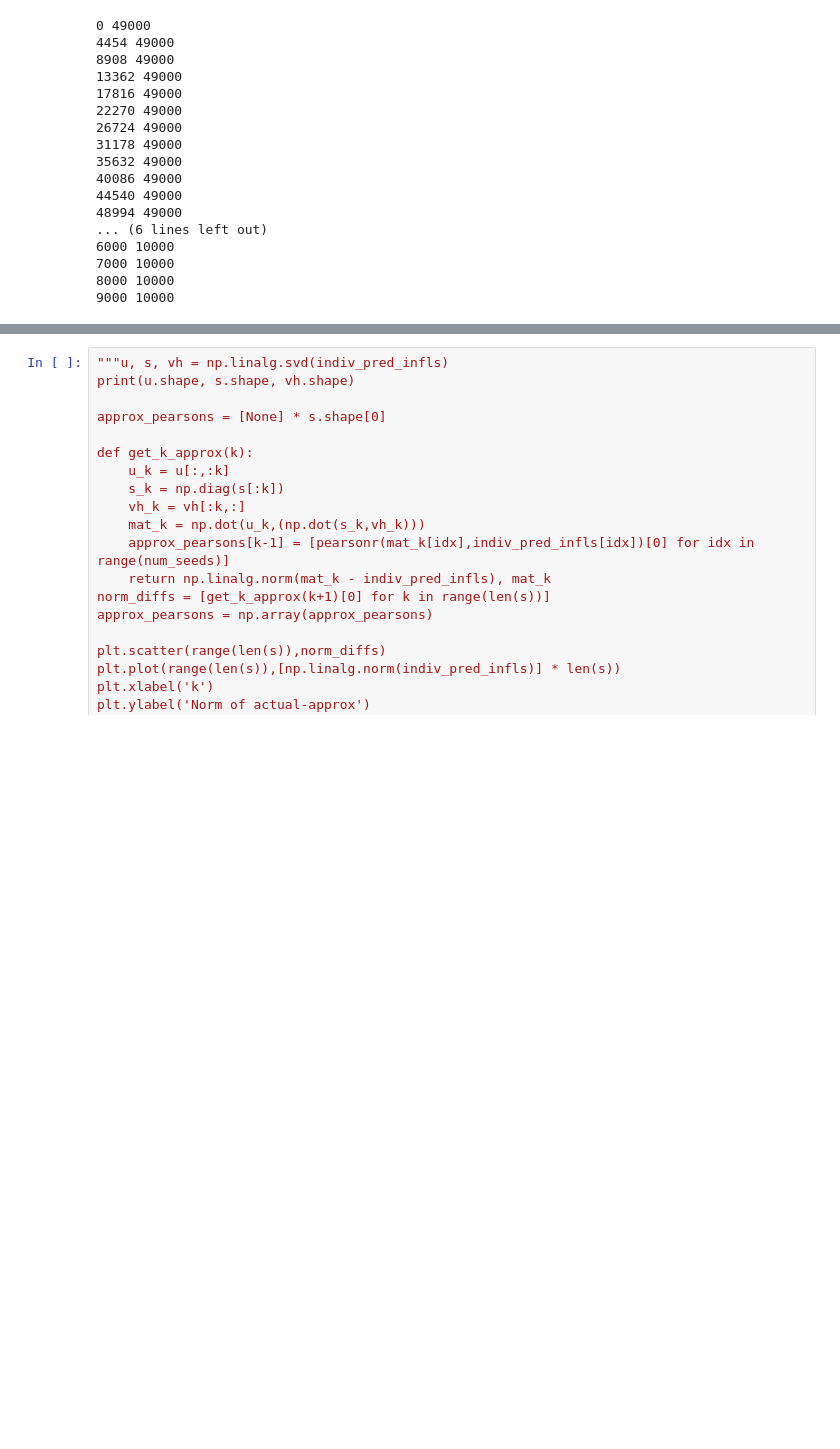
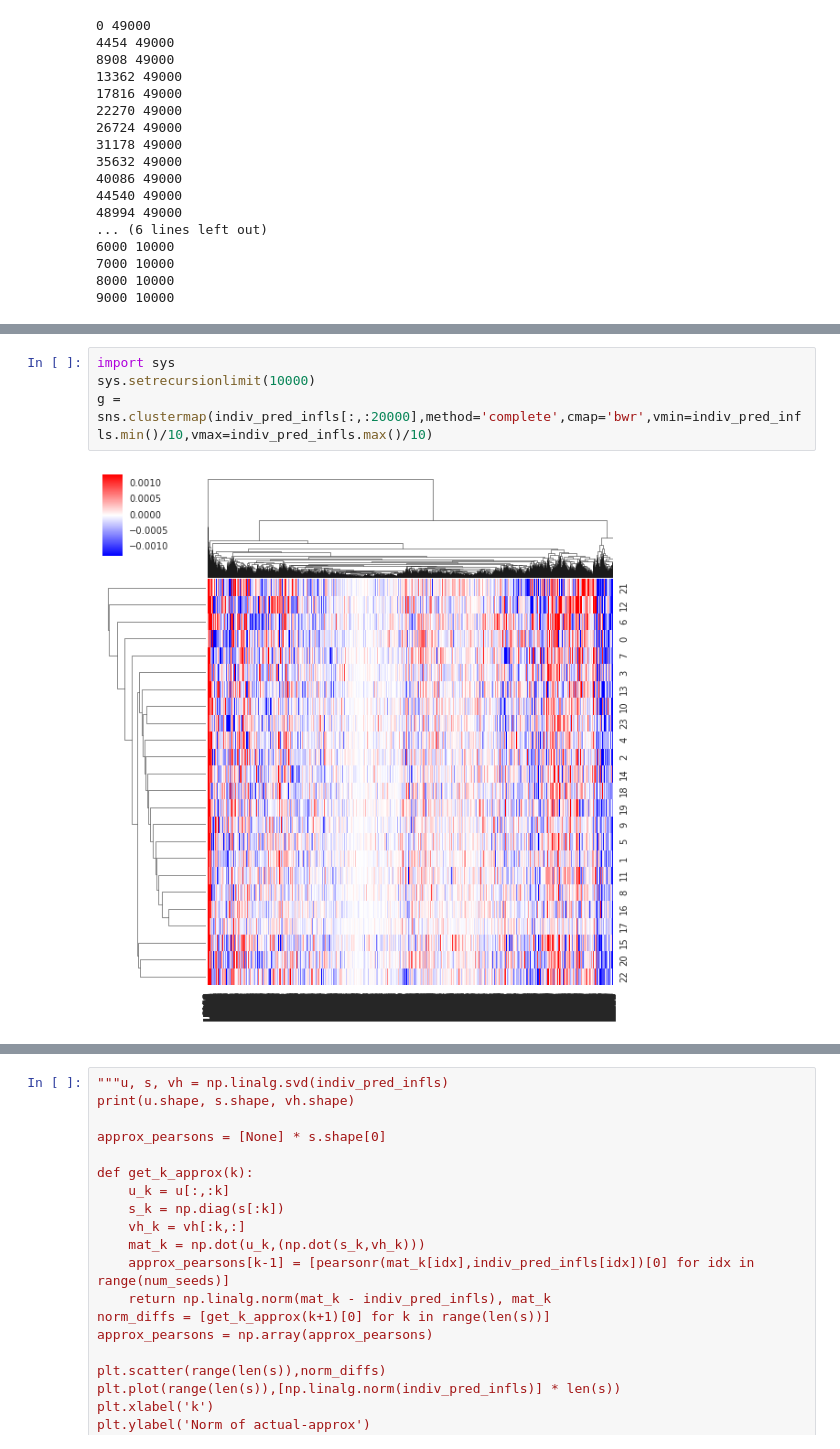
Before and after one commit to bbbert/influence-release, a Jupyter notebook: scripts/test_train_infl_stability-cifar10.ipynb, the cells around one changed output, grey strips where cells are left out. Drawn from its saved outputs; the diff is of its cells as text; blank space fills up the shorter version.

```diff
--- a/scripts/test_train_infl_stability-cifar10.ipynb
+++ b/scripts/test_train_infl_stability-cifar10.ipynb
@@ -131,0 +166,6 @@ normalize = colors.Normalize(min(train_means), max(train_means))
+# %%
+import sys
+sys.setrecursionlimit(10000)
+g = sns.clustermap(indiv_pred_infls[:,:20000],method='complete',cmap='bwr',vmin=indiv_pred_infls.min()/10,vmax=indiv_pred_infls.max()/10)
+# %% [output]
+[figure, added]
```
Also changed, not shown: parts of 3 cells of this notebook, 4 other files.
